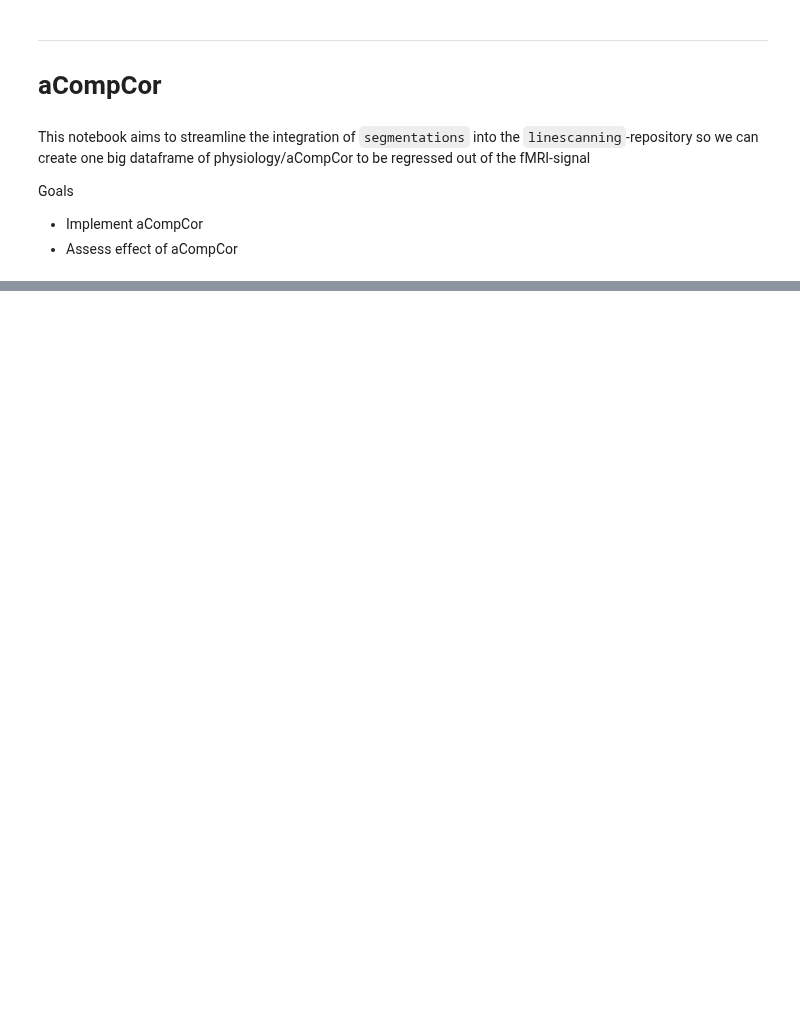
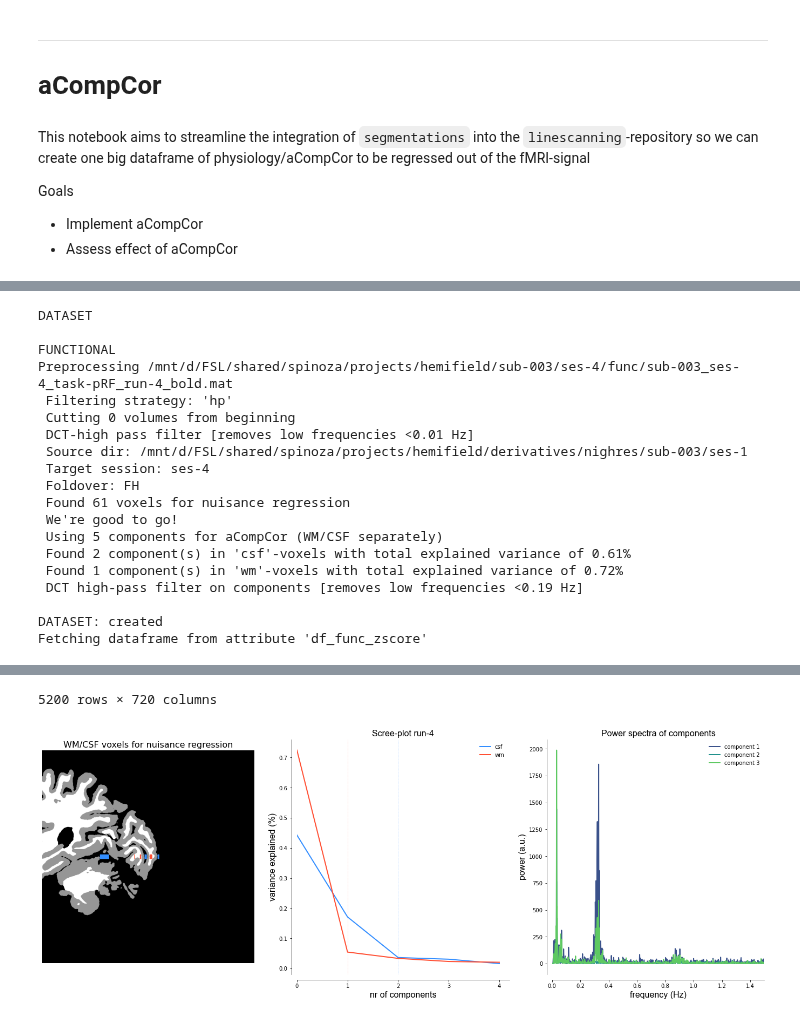
Before and after one commit to spinoza-centre/pRFline, a Jupyter notebook: notebooks/misc/acompcor.ipynb, the cells around one changed output, grey strips where cells are left out. Drawn from its saved outputs; the diff is of its cells as text; code cells hidden in the pictures; blank space fills up the shorter version.

```diff
--- a/notebooks/misc/acompcor.ipynb
+++ b/notebooks/misc/acompcor.ipynb
@@ -783,0 +186,35 @@ plotting.LazyPlot(avg,
+# %%
+
+acomp_zscore = dataset.Dataset(func_file,
+                               window_size=window,  # needs to be odd
+                               low_pass=lp,
+                               poly_order=order,
+                               use_bids=True,
+                               verbose=True,
+                               acompcor=True,
+                               ref_slice=ref_slices,
+                               filter_pca=0.19,
+                               n_pca=5)
+
+acomp_zscore_data = acomp_zscore.fetch_fmri()
+acomp_zscore_data
+# %% [output]
+DATASET
+
+FUNCTIONAL
+Preprocessing /mnt/d/FSL/shared/spinoza/projects/hemifield/sub-003/ses-4/func/sub-003_ses-4_task-pRF_run-4_bold.mat
+ Filtering strategy: 'hp'
+ Cutting 0 volumes from beginning
+ DCT-high pass filter [removes low frequencies <0.01 Hz]
+ Source dir: /mnt/d/FSL/shared/spinoza/projects/hemifield/derivatives/nighres/sub-003/ses-1
+ Target session: ses-4
+ Foldover: FH
+ Found 61 voxels for nuisance regression
+ We're good to go!
+ Using 5 components for aCompCor (WM/CSF separately)
+ Found 2 component(s) in 'csf'-voxels with total explained variance of 0.61%
+ Found 1 component(s) in 'wm'-voxels with total explained variance of 0.72%
+ DCT high-pass filter on components [removes low frequencies <0.19 Hz]
+
+DATASET: created
+Fetching dataframe from attribute 'df_func_zscore'
@@ -783,0 +234,2 @@ plotting.LazyPlot(avg,
+5200 rows × 720 columns
+[figure, added]
```
Also changed, not shown: parts of 61 cells of this notebook.
